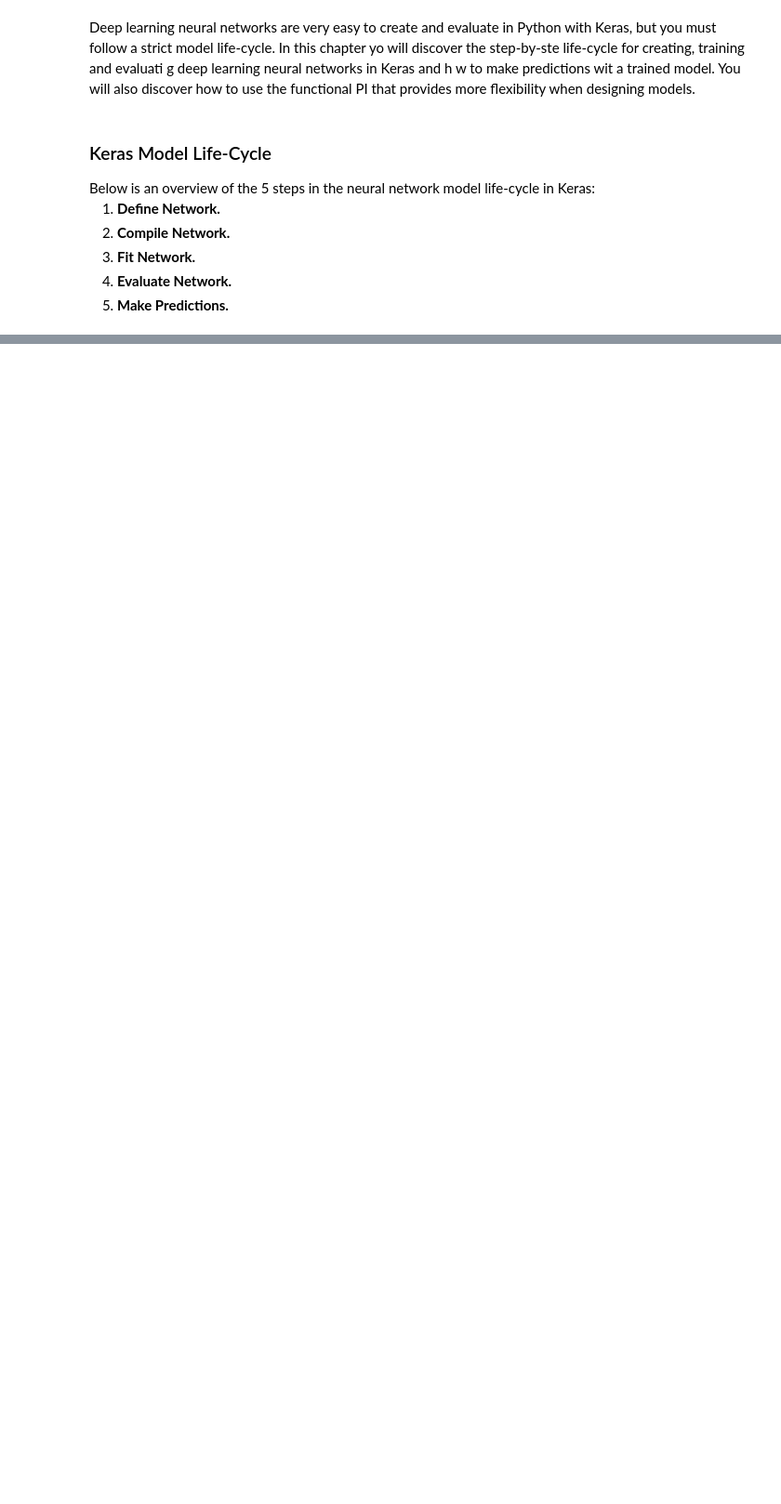
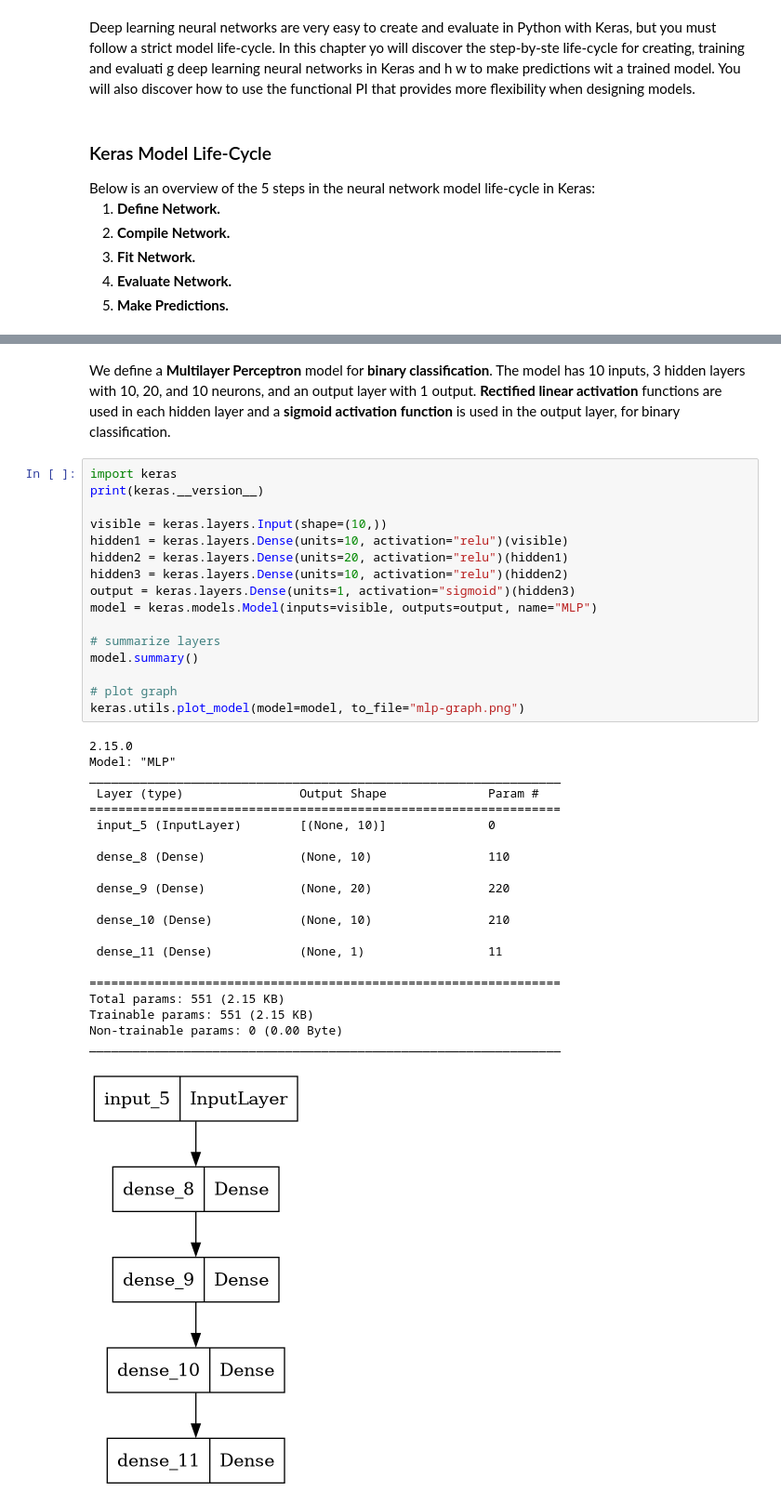
Before and after one commit to subratamondal1/Deep-Learning, a Jupyter notebook: dl-for-computer-vision/notebooks/dl-for-computer-vision.ipynb, the cells around one changed output, grey strips where cells are left out. Shown at 93% size. Cells and saved outputs as stored; diff of their text form; blank space fills up the shorter version.

```diff
--- a/dl-for-computer-vision/notebooks/dl-for-computer-vision.ipynb
+++ b/dl-for-computer-vision/notebooks/dl-for-computer-vision.ipynb
@@ -116,0 +295,40 @@ The first step is to define your neural network. Neural networks are defined in
+# %% [markdown]
+We define a **Multilayer Perceptron** model for **binary classification**. The model has 10 inputs, 3 hidden layers with 10, 20, and 10 neurons, and an output layer with 1 output. **Rectified linear activation** functions are used in each hidden layer and a **sigmoid activation function** is used in the output layer, for binary classification.
+# %%
+import keras
+print(keras.__version__)
+
+visible = keras.layers.Input(shape=(10,))
+hidden1 = keras.layers.Dense(units=10, activation="relu")(visible)
+hidden2 = keras.layers.Dense(units=20, activation="relu")(hidden1)
+hidden3 = keras.layers.Dense(units=10, activation="relu")(hidden2)
+output = keras.layers.Dense(units=1, activation="sigmoid")(hidden3)
+model = keras.models.Model(inputs=visible, outputs=output, name="MLP")
+
+# summarize layers
+model.summary()
+
+# plot graph
+keras.utils.plot_model(model=model, to_file="mlp-graph.png")
+# %% [output]
+2.15.0
+Model: "MLP"
+_________________________________________________________________
+ Layer (type)                Output Shape              Param #
+=================================================================
+ input_5 (InputLayer)        [(None, 10)]              0
+
+ dense_8 (Dense)             (None, 10)                110
+
+ dense_9 (Dense)             (None, 20)                220
+
+ dense_10 (Dense)            (None, 10)                210
+
+ dense_11 (Dense)            (None, 1)                 11
+
+=================================================================
+Total params: 551 (2.15 KB)
+Trainable params: 551 (2.15 KB)
+Non-trainable params: 0 (0.00 Byte)
+_________________________________________________________________
+[figure, added]
```
Also changed, not shown: parts of 79 cells of this notebook.
